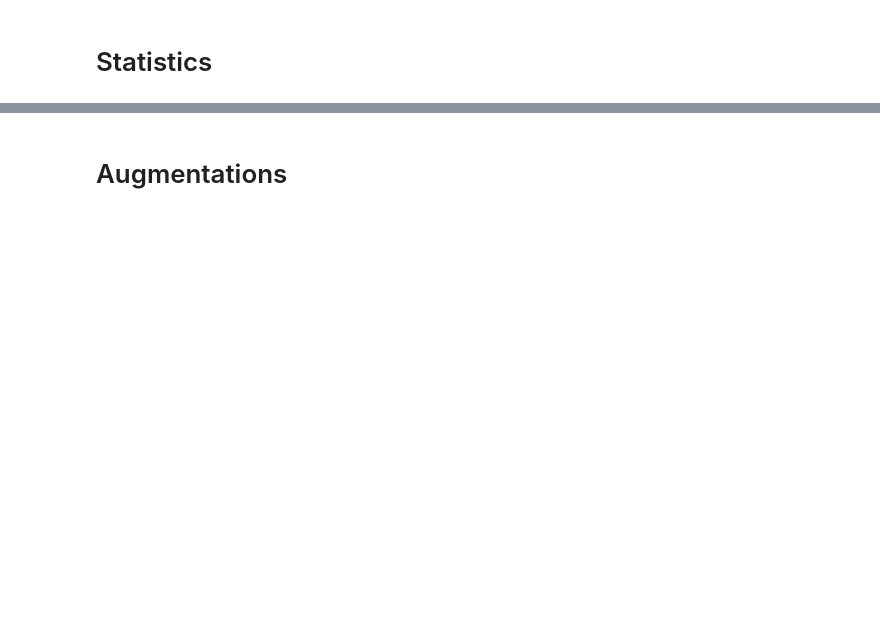
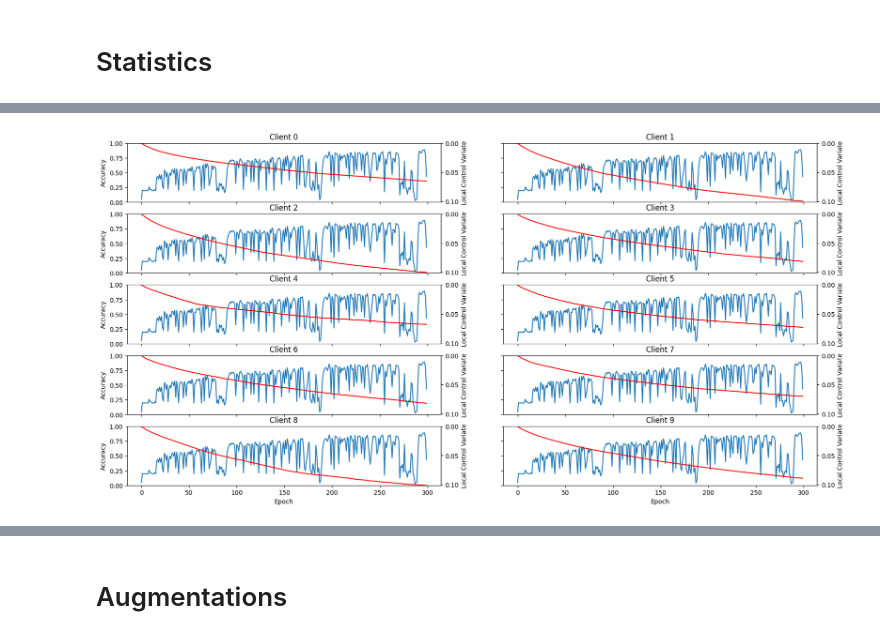
Before and after one commit to martinio1448/SCAFFOLD-PyTorch, a Jupyter notebook: src/read.ipynb, the cells around one changed output, grey strips where cells are left out. Drawn from its saved outputs; the diff is of its cells as text; code cells hidden in the pictures; blank space fills up the shorter version.

```diff
--- a/src/read.ipynb
+++ b/src/read.ipynb
@@ -127,0 +165,4 @@ plot_multiple_stats_by_epoch(indexed_acc_before, indexed_cv_global_diff)
+# %%
+plot_multiple_stats_by_epoch(indexed_acc_before, indexed_cv_global_diff)
+# %% [output]
+[figure, added]
```
Also changed, not shown: parts of 29 cells of this notebook, 9 other files.
